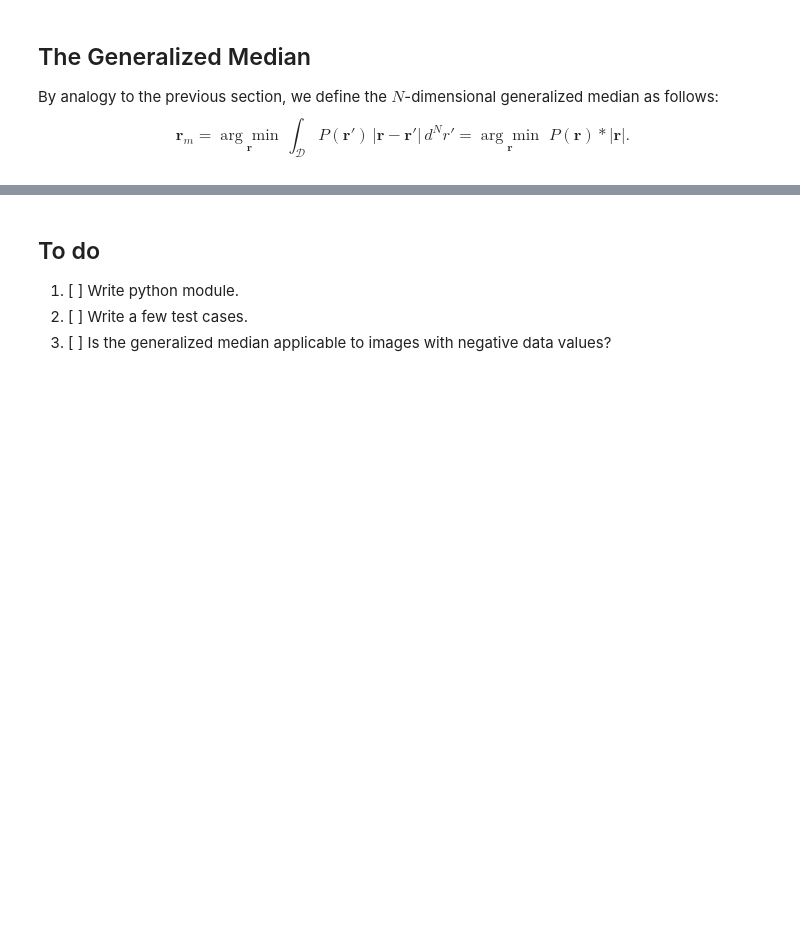
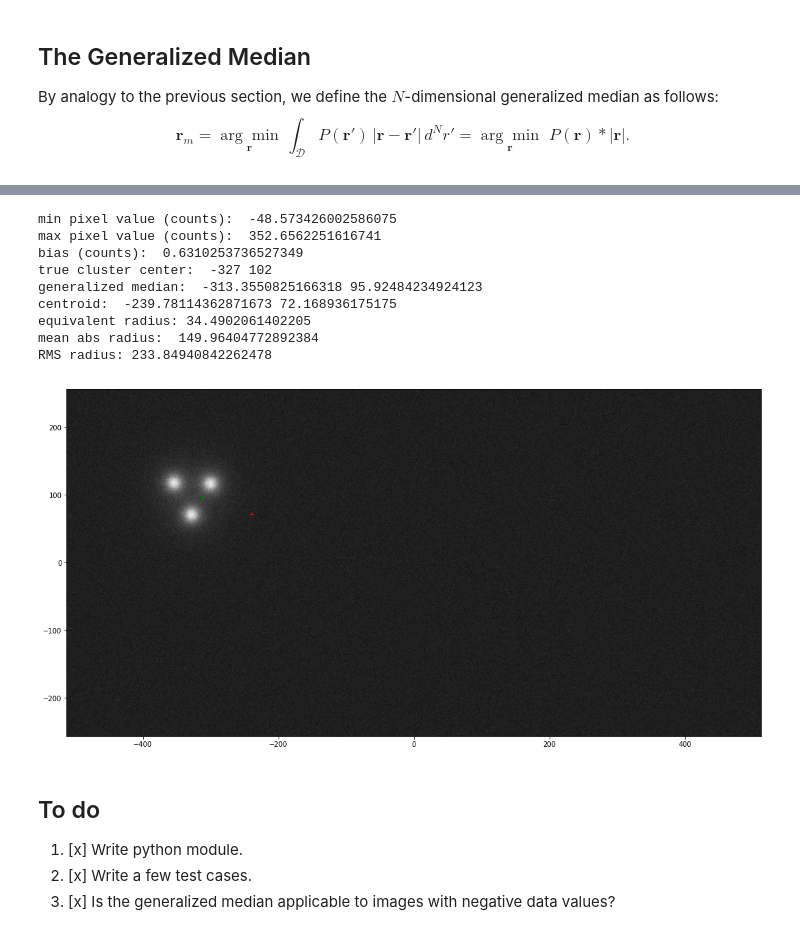
Before and after one commit to Kankelborg-Group/kgpy, a Jupyter notebook: kgpy/img/GeneralizedMedian/Generalized Median.ipynb, the cells around one changed output, grey strips where cells are left out. Cells and saved outputs as stored; diff of their text form; code cells hidden in the pictures; blank space fills up the shorter version.

```diff
--- a/kgpy/img/GeneralizedMedian/Generalized Median.ipynb
+++ b/kgpy/img/GeneralizedMedian/Generalized Median.ipynb
@@ -51,5 +169,56 @@ array([[-1, -1, -1],
+# %%
+# Test with shot noise and read noise, including negative pixels
+counts = 3e2     # Approx max count rate
+sigma_read = 10  # RMS read noise (counts; e.g. 10 counts = 10 electrons visible)
+bias = 0.5*np.random.randn() # Uniform unsubtracted background
+readnoise = sigma_read * np.random.standard_normal(test3.shape)
+test4 = np.random.poisson(counts*test3, test3.shape) + readnoise + bias
+
+fig=plt.figure(figsize=(18, 16))
+imgplot = plt.imshow(test4, cmap='gray', extent=extent,
+                     aspect='equal', origin='lower',
+                     interpolation='bilinear')
+
+# Give the true center value, and some useful stats
+print('min pixel value (counts): ', np.amin(test4))
+print('max pixel value (counts): ', np.amax(test4))
+print('bias (counts): ',bias)
+print('true cluster center: ',xtrue,ytrue)
+
+# Generalized median calculation
+(jm4,im4,delta_x4,delta_y4,meanabsrad4) = gm.gm2d(test4)
+xgm4 = x[jm4]+delta_x4
+ygm4 = y[im4]+delta_y4
+print('generalized median: ',xgm4,ygm4)
+
+# Compare moments
+xc4 = np.sum(xs*test4)/np.sum(test4)
+yc4 = np.sum(ys*test4)/np.sum(test4)
+print('centroid: ',xc4,yc4)
+rmsrad4 = np.sqrt(  np.sum( ( ( xs-xc4)**2 + (ys-yc4)**2 ) * test4 ) / np.sum(test4)  )
+
+# Measures of width:
+equivrad4 = np.sqrt( np.sum(test4)/np.amax(test4)/np.pi )
+print('equivalent radius:',equivrad4)
+print('mean abs radius: ',meanabsrad4)
+print('RMS radius:',rmsrad4)
+
+# Overplot stats
+plt.plot(xc4,yc4,'r+',xgm4,ygm4,'g+')
+plt.show()
+# %% [output]
+min pixel value (counts):  -48.573426002586075
+max pixel value (counts):  352.6562251616741
+bias (counts):  0.6310253736527349
+true cluster center:  -327 102
+generalized median:  -313.3550825166318 95.92484234924123
+centroid:  -239.78114362871673 72.168936175175
+equivalent radius: 34.4902061402205
+mean abs radius:  149.96404772892384
+RMS radius: 233.84940842262478
+[figure, added]
 # %% [markdown]
 ## To do
-1. [ ] Write python module.
-1. [ ] Write a few test cases.
-1. [ ] Is the generalized median applicable to images with negative data values?
+1. [x] Write python module.
+1. [x] Write a few test cases.
+1. [x] Is the generalized median applicable to images with negative data values?
```
Also changed, not shown: parts of 6 cells of this notebook, 6 other files.
